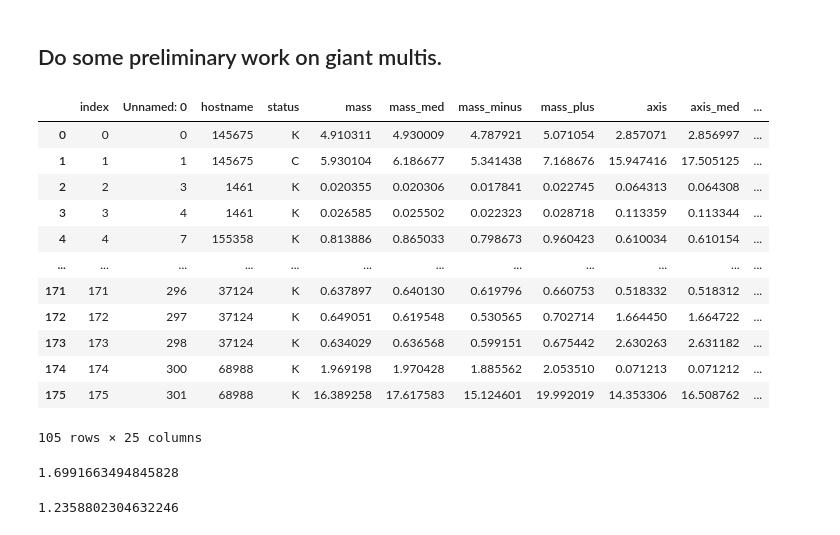
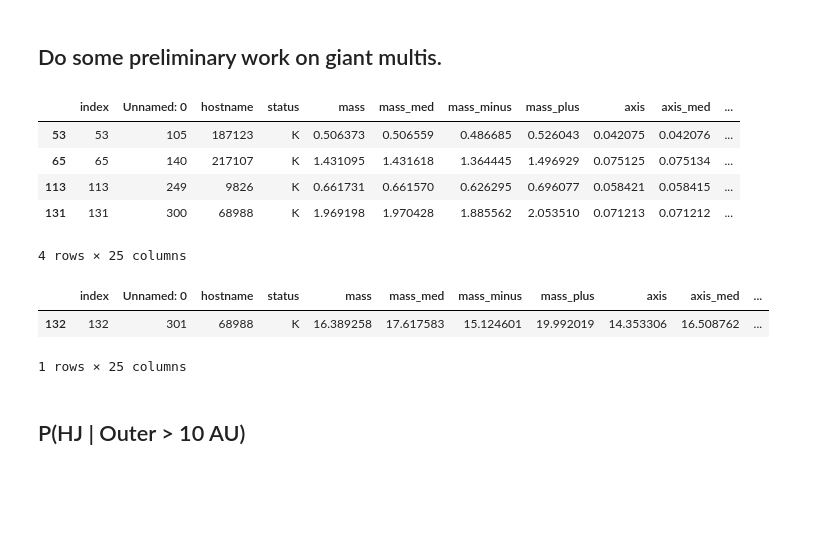
Before and after one commit to leerosenthalj/CLSI, a Jupyter notebook: Notebook_Statistics.ipynb, the cells around one changed output. Drawn from its saved outputs; the diff is of its cells as text; code cells hidden in the pictures; blank space fills up the shorter version.

```diff
--- a/Notebook_Statistics.ipynb
+++ b/Notebook_Statistics.ipynb
@@ -714,0 +755,2 @@ fig.savefig('analysis_plots/eccentricity_histogram_big_noncirc.pdf')
+# %%
+masses_planet['e_width'] = 0.5*(masses_planet['e_plus'] - masses_planet['e_minus'])
@@ -1554,18 +1694,11 @@ db_nplanets_small_all = None
 planets_big_multi_all = planets_big_all.query('nplanets > 1')
 planets_multi_all     = planets_all.query('nplanets > 1')
 # %%
-planets_multi_all#.query('axis < 0.1')
+planets_big_multi_all.query('axis < 0.1')
 # %% [output]
 |  | index | Unnamed: 0 | hostname | status | mass | mass_med | mass_minus | mass_plus | axis | axis_med | ... |
-| 0 | 0 | 0 | 145675 | K | 4.910311 | 4.930009 | 4.787921 | 5.071054 | 2.857071 | 2.856997 | ... |
-| 1 | 1 | 1 | 145675 | C | 5.930104 | 6.186677 | 5.341438 | 7.168676 | 15.947416 | 17.505125 | ... |
-| 2 | 2 | 3 | 1461 | K | 0.020355 | 0.020306 | 0.017841 | 0.022745 | 0.064313 | 0.064308 | ... |
-| 3 | 3 | 4 | 1461 | K | 0.026585 | 0.025502 | 0.022323 | 0.028718 | 0.113359 | 0.113344 | ... |
-| 4 | 4 | 7 | 155358 | K | 0.813886 | 0.865033 | 0.798673 | 0.960423 | 0.610034 | 0.610154 | ... |
-| ... | ... | ... | ... | ... | ... | ... | ... | ... | ... | ... | ... |
-| 171 | 171 | 296 | 37124 | K | 0.637897 | 0.640130 | 0.619796 | 0.660753 | 0.518332 | 0.518312 | ... |
-| 172 | 172 | 297 | 37124 | K | 0.649051 | 0.619548 | 0.530565 | 0.702714 | 1.664450 | 1.664722 | ... |
-| 173 | 173 | 298 | 37124 | K | 0.634029 | 0.636568 | 0.599151 | 0.675442 | 2.630263 | 2.631182 | ... |
-| 174 | 174 | 300 | 68988 | K | 1.969198 | 1.970428 | 1.885562 | 2.053510 | 0.071213 | 0.071212 | ... |
-| 175 | 175 | 301 | 68988 | K | 16.389258 | 17.617583 | 15.124601 | 19.992019 | 14.353306 | 16.508762 | ... |
+| 53 | 53 | 105 | 187123 | K | 0.506373 | 0.506559 | 0.486685 | 0.526043 | 0.042075 | 0.042076 | ... |
+| 65 | 65 | 140 | 217107 | K | 1.431095 | 1.431618 | 1.364445 | 1.496929 | 0.075125 | 0.075134 | ... |
+| 113 | 113 | 249 | 9826 | K | 0.661731 | 0.661570 | 0.626295 | 0.696077 | 0.058421 | 0.058415 | ... |
+| 131 | 131 | 300 | 68988 | K | 1.969198 | 1.970428 | 1.885562 | 2.053510 | 0.071213 | 0.071212 | ... |
-105 rows × 25 columns
+4 rows × 25 columns
@@ -1587,8 +1705,8 @@ def dispersion(mass_db):
-# %%
-dispersion(planets_big_multi_all)
-# %% [output]
-1.6991663494845828
-# %%
-dispersion(planets_multi_all)
-# %% [output]
-1.2358802304632246
+# %%
+planets_big_multi_all.query('hostname in ["187123", "217107", "9826", "68988"] and axis > 10')
+# %% [output]
+|  | index | Unnamed: 0 | hostname | status | mass | mass_med | mass_minus | mass_plus | axis | axis_med | ... |
+| 132 | 132 | 301 | 68988 | K | 16.389258 | 17.617583 | 15.124601 | 19.992019 | 14.353306 | 16.508762 | ... |
+1 rows × 25 columns
+# %% [markdown]
+## P(HJ | Outer > 10 AU)
```
Also changed, not shown: parts of 36 cells of this notebook, 4 other files.
